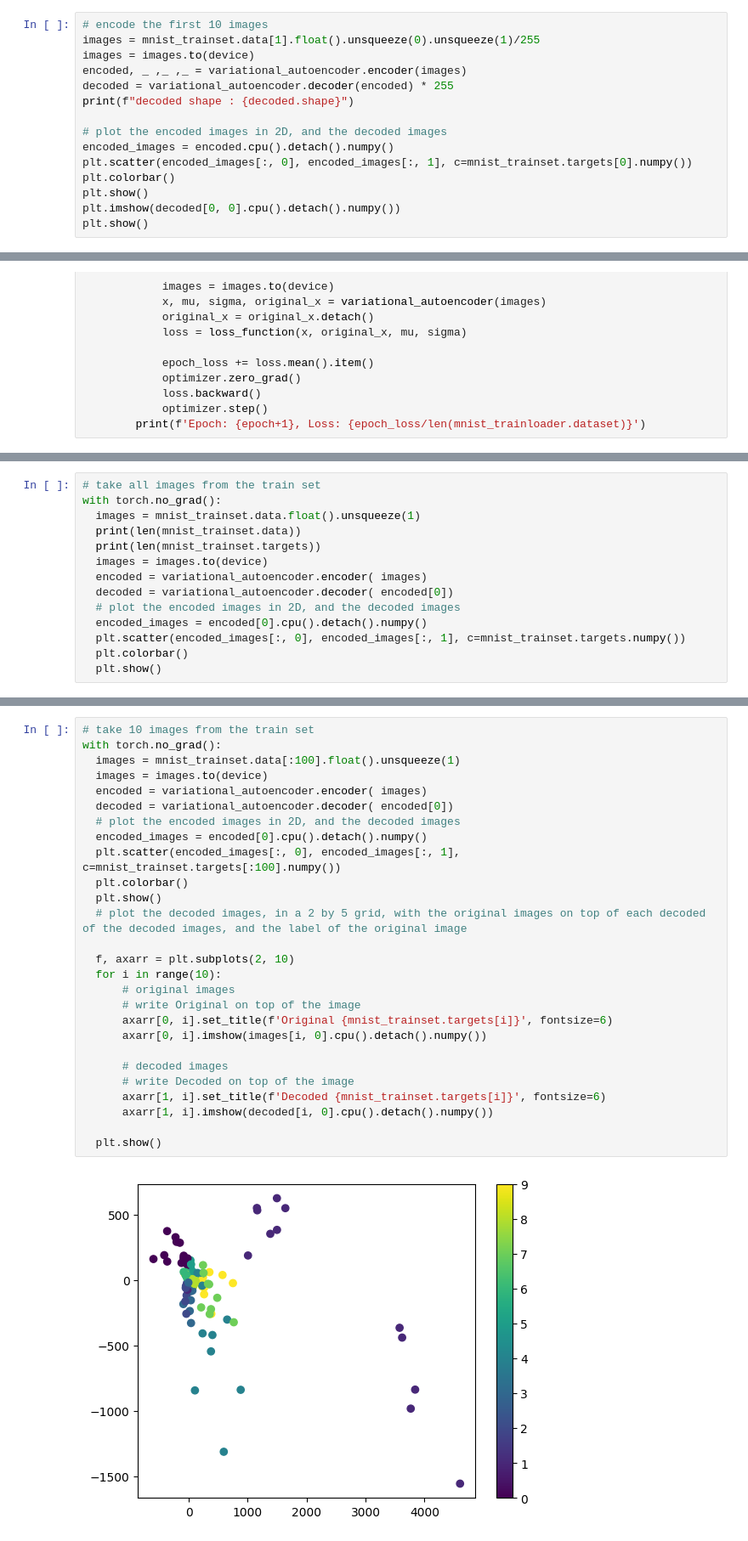
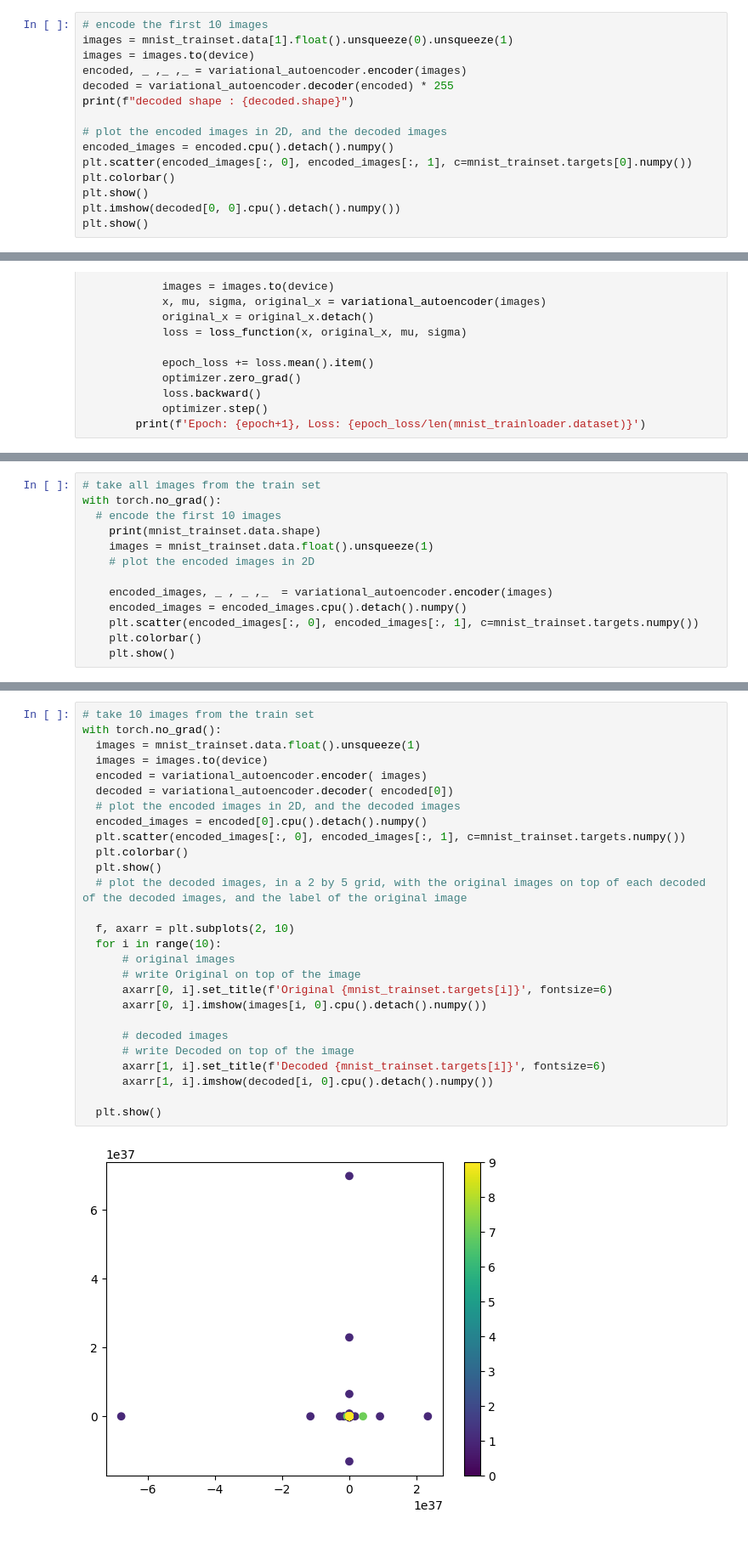
Before and after one commit to MaximeSzymanski/VAE_pytorch, a Jupyter notebook: VAE.ipynb, the cells around one changed output, grey strips where cells are left out. Shown at 85% size. Drawn from its saved outputs; the diff is of its cells as text.

```diff
--- a/VAE.ipynb
+++ b/VAE.ipynb
@@ -253,7 +253,7 @@ VariationalAutoEncoder(
 )
 # %%
 # encode the first 10 images
-images = mnist_trainset.data[1].float().unsqueeze(0).unsqueeze(1)/255
+images = mnist_trainset.data[1].float().unsqueeze(0).unsqueeze(1)
 images = images.to(device)
 encoded, _ ,_ ,_ = variational_autoencoder.encoder(images)
 decoded = variational_autoencoder.decoder(encoded) * 255
@@ -340,15 +338,14 @@ KeyboardInterrupt:
 # %%
 # take all images from the train set
 with torch.no_grad():
-  images = mnist_trainset.data.float().unsqueeze(1)
-  print(len(mnist_trainset.data))
-  print(len(mnist_trainset.targets))
-  images = images.to(device)
-  encoded = variational_autoencoder.encoder( images)
-  decoded = variational_autoencoder.decoder( encoded[0])
-  # plot the encoded images in 2D, and the decoded images
-  encoded_images = encoded[0].cpu().detach().numpy()
-  plt.scatter(encoded_images[:, 0], encoded_images[:, 1], c=mnist_trainset.targets.numpy())
-  plt.colorbar()
-  plt.show()
+  # encode the first 10 images
+    print(mnist_trainset.data.shape)
+    images = mnist_trainset.data.float().unsqueeze(1)
+    # plot the encoded images in 2D
+
+    encoded_images, _ , _ ,_  = variational_autoencoder.encoder(images)
+    encoded_images = encoded_images.cpu().detach().numpy()
+    plt.scatter(encoded_images[:, 0], encoded_images[:, 1], c=mnist_trainset.targets.numpy())
+    plt.colorbar()
+    plt.show()
 # %% [output]
@@ -358,29 +354,29 @@ with torch.no_grad():
 # %%
 # take 10 images from the train set
 with torch.no_grad():
-  images = mnist_trainset.data[:100].float().unsqueeze(1)
+  images = mnist_trainset.data.float().unsqueeze(1)
   images = images.to(device)
   encoded = variational_autoencoder.encoder( images)
   decoded = variational_autoencoder.decoder( encoded[0])
   # plot the encoded images in 2D, and the decoded images
   encoded_images = encoded[0].cpu().detach().numpy()
-  plt.scatter(encoded_images[:, 0], encoded_images[:, 1], c=mnist_trainset.targets[:100].numpy())
+  plt.scatter(encoded_images[:, 0], encoded_images[:, 1], c=mnist_trainset.targets.numpy())
   plt.colorbar()
   plt.show()
   # plot the decoded images, in a 2 by 5 grid, with the original images on top of each decoded of the decoded images, and the label of the original image
 
   f, axarr = plt.subplots(2, 10)
   for i in range(10):
       # original images
       # write Original on top of the image
       axarr[0, i].set_title(f'Original {mnist_trainset.targets[i]}', fontsize=6)
       axarr[0, i].imshow(images[i, 0].cpu().detach().numpy())
 
       # decoded images
       # write Decoded on top of the image
       axarr[1, i].set_title(f'Decoded {mnist_trainset.targets[i]}', fontsize=6)
       axarr[1, i].imshow(decoded[i, 0].cpu().detach().numpy())
 
   plt.show()
 # %% [output]
-[figure, old version]
+[figure, new version]
```
Also changed, not shown: parts of 6 cells of this notebook.
